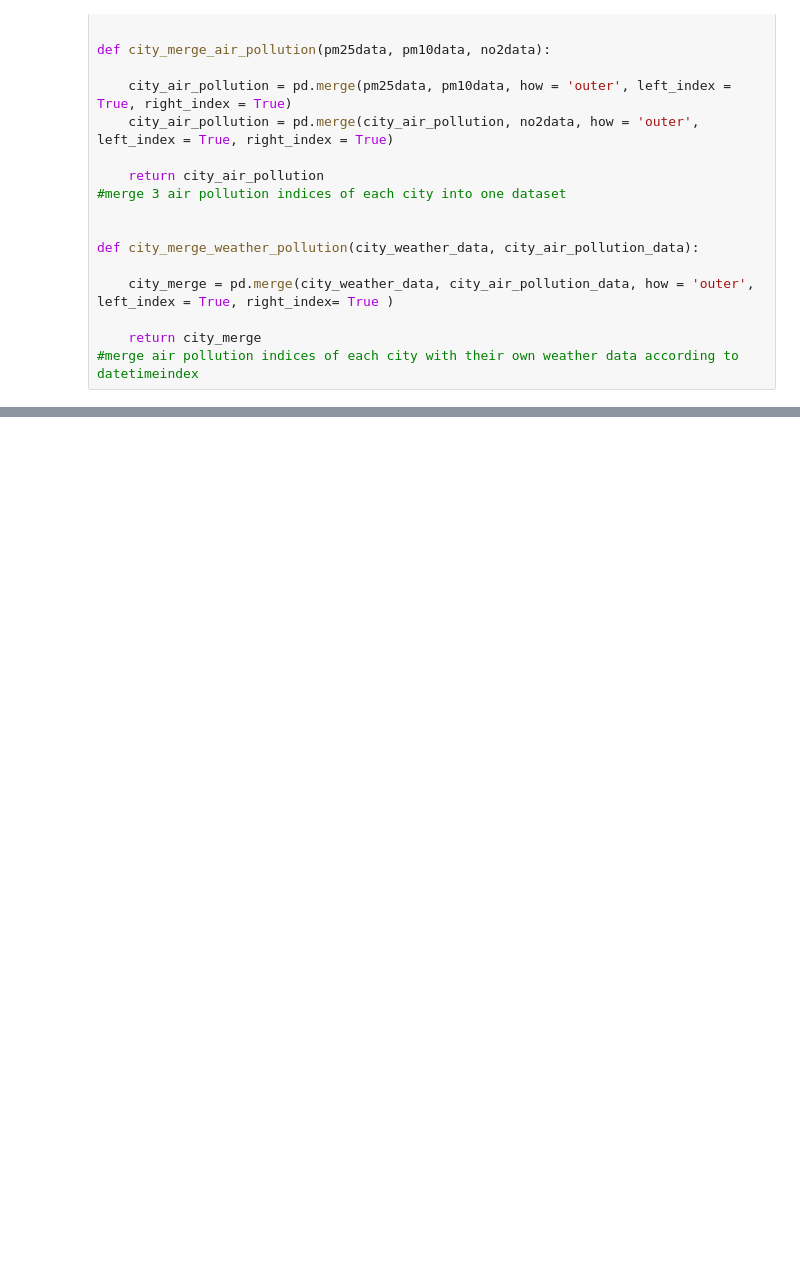
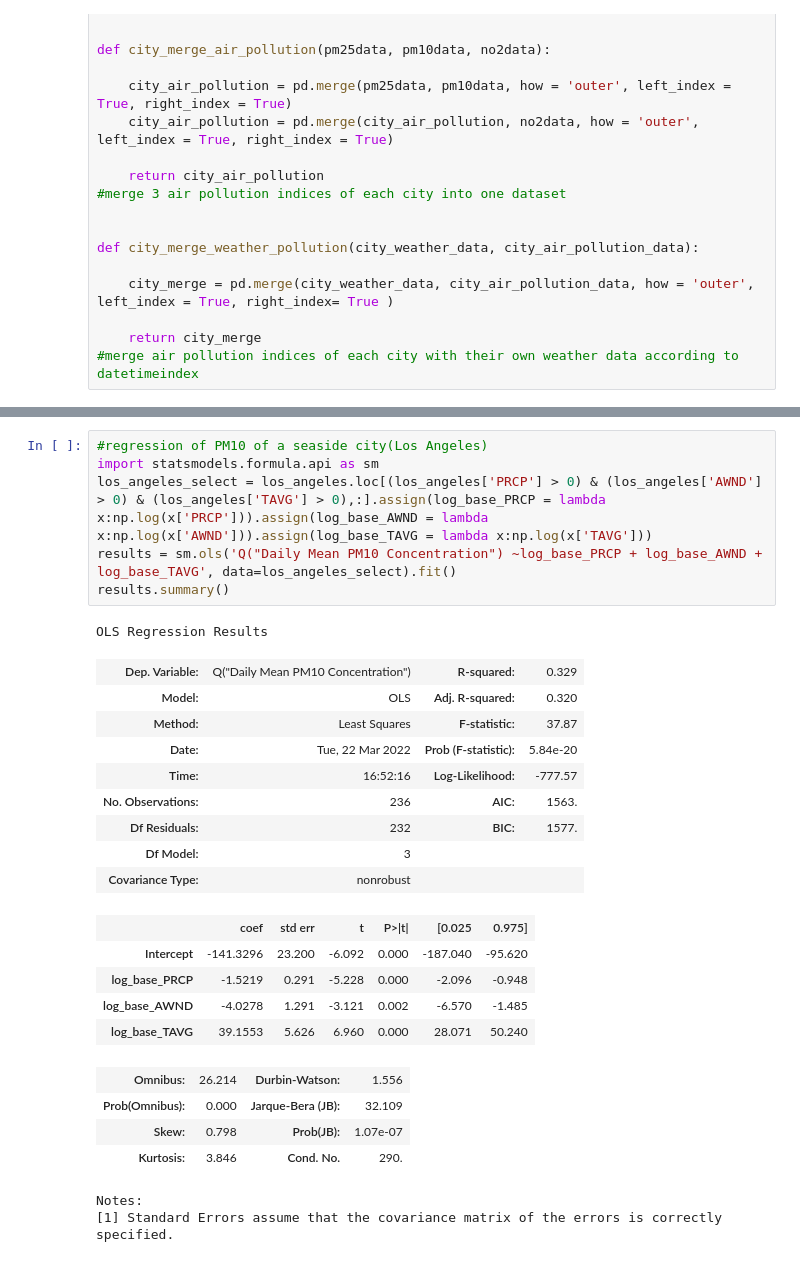
Before and after one commit to ywwang1314/python_midterm_project, a Jupyter notebook: code.ipynb, the cells around one changed output, grey strips where cells are left out. Drawn from its saved outputs; the diff is of its cells as text; blank space fills up the shorter version.

```diff
--- a/code.ipynb
+++ b/code.ipynb
@@ -485,0 +545,28 @@ plt.show()
+# %%
+#regression of PM10 of a seaside city(Los Angeles)
+import statsmodels.formula.api as sm
+los_angeles_select = los_angeles.loc[(los_angeles['PRCP'] > 0) & (los_angeles['AWND'] > 0) & (los_angeles['TAVG'] > 0),:].assign(log_base_PRCP = lambda x:np.log(x['PRCP'])).assign(log_base_AWND = lambda x:np.log(x['AWND'])).assign(log_base_TAVG = lambda x:np.log(x['TAVG']))
+results = sm.ols('Q("Daily Mean PM10 Concentration") ~log_base_PRCP + log_base_AWND + log_base_TAVG', data=los_angeles_select).fit()
+results.summary()
+# %% [output]
+OLS Regression Results
+| Dep. Variable: | Q("Daily Mean PM10 Concentration") | R-squared: | 0.329 |
+| Model: | OLS | Adj. R-squared: | 0.320 |
+| Method: | Least Squares | F-statistic: | 37.87 |
+| Date: | Tue, 22 Mar 2022 | Prob (F-statistic): | 5.84e-20 |
+| Time: | 16:52:16 | Log-Likelihood: | -777.57 |
+| No. Observations: | 236 | AIC: | 1563. |
+| Df Residuals: | 232 | BIC: | 1577. |
+| Df Model: | 3 |  |  |
+| Covariance Type: | nonrobust |  |  |
+|  | coef | std err | t | P>|t| | [0.025 | 0.975] |
+| Intercept | -141.3296 | 23.200 | -6.092 | 0.000 | -187.040 | -95.620 |
+| log_base_PRCP | -1.5219 | 0.291 | -5.228 | 0.000 | -2.096 | -0.948 |
+| log_base_AWND | -4.0278 | 1.291 | -3.121 | 0.002 | -6.570 | -1.485 |
+| log_base_TAVG | 39.1553 | 5.626 | 6.960 | 0.000 | 28.071 | 50.240 |
+| Omnibus: | 26.214 | Durbin-Watson: | 1.556 |
+| Prob(Omnibus): | 0.000 | Jarque-Bera (JB): | 32.109 |
+| Skew: | 0.798 | Prob(JB): | 1.07e-07 |
+| Kurtosis: | 3.846 | Cond. No. | 290. |
+Notes:
+[1] Standard Errors assume that the covariance matrix of the errors is correctly specified.
```
Also changed, not shown: parts of 5 cells of this notebook.
